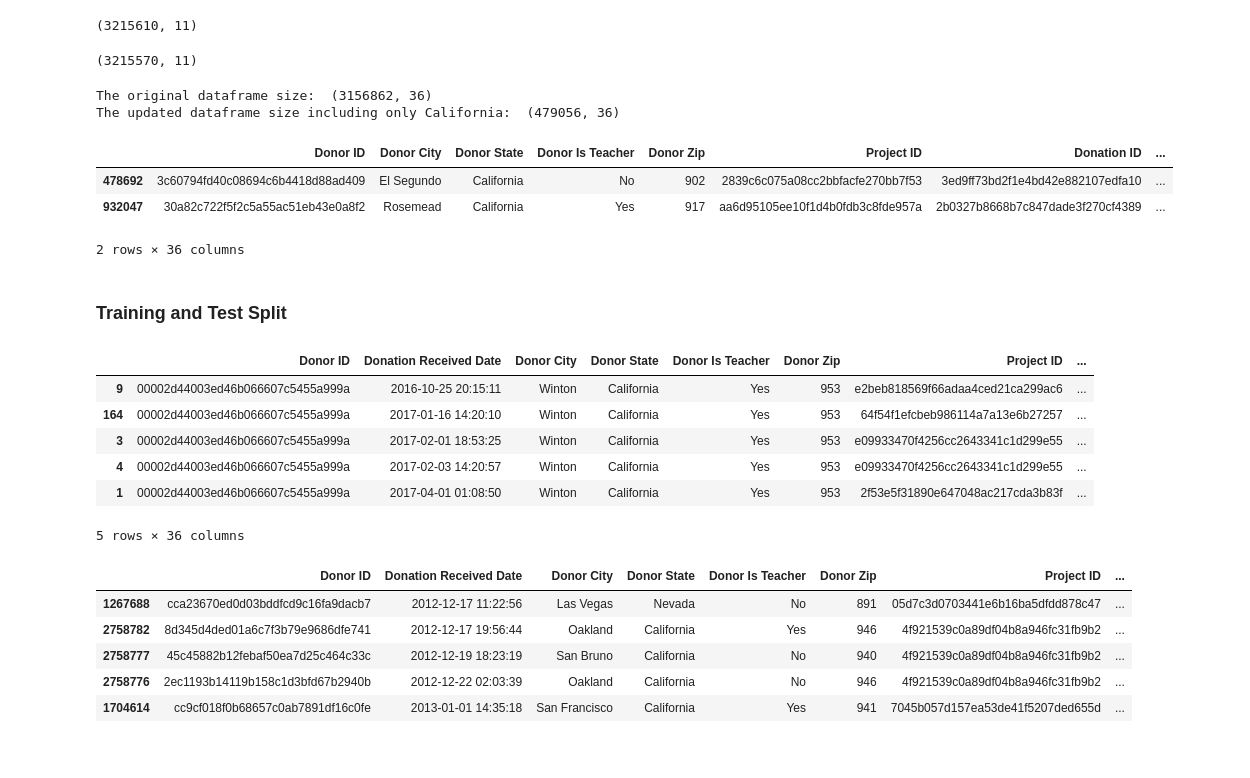
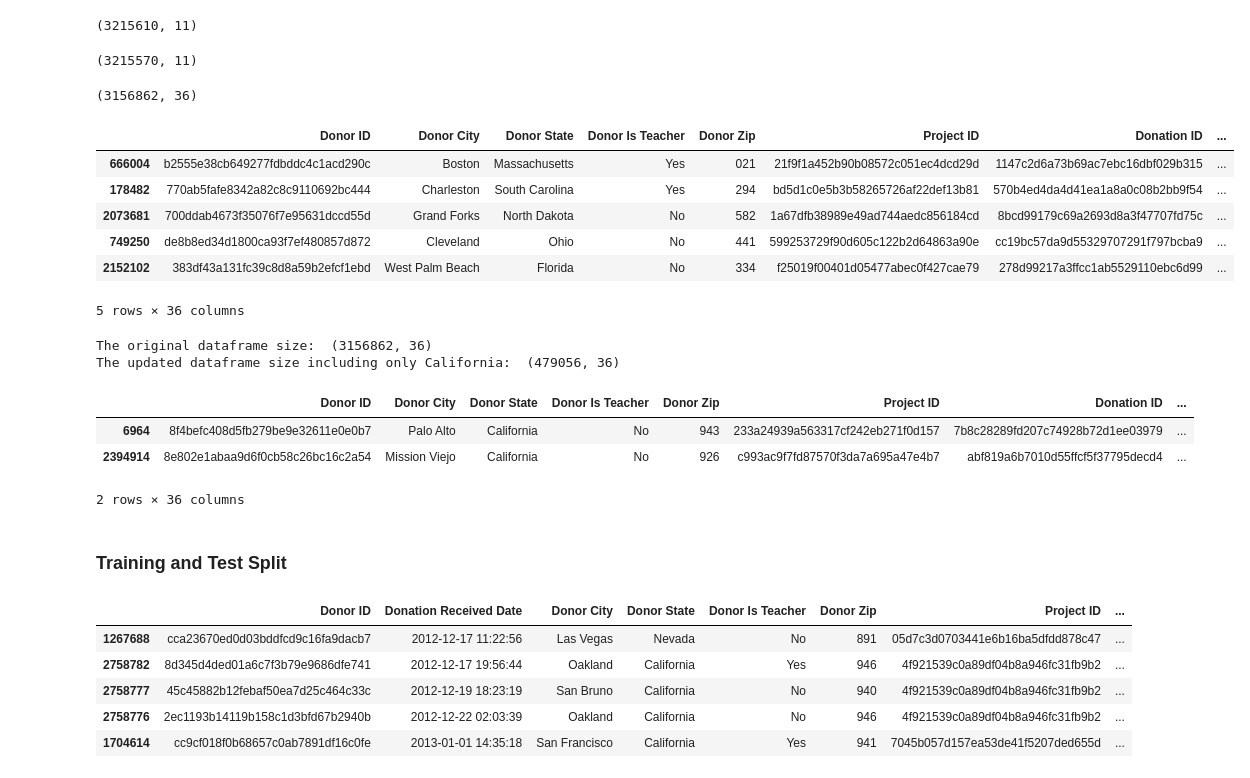
Before and after one commit to prasunshrestha/recommendation_system_for_donors, a Jupyter notebook: Modeling_Pass_Prasun.ipynb, the cells around one changed output. Cells and saved outputs as stored; diff of their text form; code cells hidden in the pictures.

```diff
--- a/Modeling_Pass_Prasun.ipynb
+++ b/Modeling_Pass_Prasun.ipynb
@@ -103,12 +50,12 @@ df_final.shape
 def removeDuplicates(df, col):
     df = df.drop_duplicates(subset = [col]) # removes duplicates from the column `col`
     return df
-# %%
-df_final = removeDuplicates(df_final, 'Donation ID') # removes duplicate Donation IDs
-
-df_final.shape
-# %% [output]
-(3215570, 11)
 # %%
+df_final = removeDuplicates(df_final, 'Donation ID') # removes duplicate Donation IDs
+
 # donation ID is the primary key here
 df_final = df_final.merge(projectsDF, on = "Project ID", how = "inner") # adding projects to the final dataframe
+
+df_final = df_final.merge(schoolsDF, on = "School ID", how = "inner") # adding schools to the final dataframe
+# %% [output]
+(3215570, 11)
@@ -117,5 +62,28 @@ df_final = df_final.merge(schoolsDF, on = "School ID", how = "inner") # adding s
+# %%
+# discretizing (binning) the project cost
+
+projCost = pd.DataFrame((df_final['Project Cost'] // 500 + 1) * 500).astype('int')
+
+projCost[projCost['Project Cost'] > 3000] = 3000
+
+projCost['Project Cost'] = projCost['Project Cost'].astype('str')
+projCost[projCost['Project Cost'] == '3000'] = "3000+"
+
+df_final['Project Cost'] = projCost
+df_final = df_final.rename(columns = {"Project Cost": "Project Cost (Up to)"})
+
+print(df_final.shape)
+# %% [output]
+(3156862, 36)
+|  | Donor ID | Donor City | Donor State | Donor Is Teacher | Donor Zip | Project ID | Donation ID | ... |
+| 666004 | b2555e38cb649277fdbddc4c1acd290c | Boston | Massachusetts | Yes | 021 | 21f9f1a452b90b08572c051ec4dcd29d | 1147c2d6a73b69ac7ebc16dbf029b315 | ... |
+| 178482 | 770ab5fafe8342a82c8c9110692bc444 | Charleston | South Carolina | Yes | 294 | bd5d1c0e5b3b58265726af22def13b81 | 570b4ed4da4d41ea1a8a0c08b2bb9f54 | ... |
+| 2073681 | 700ddab4673f35076f7e95631dccd55d | Grand Forks | North Dakota | No | 582 | 1a67dfb38989e49ad744aedc856184cd | 8bcd99179c69a2693d8a3f47707fd75c | ... |
+| 749250 | de8b8ed34d1800ca93f7ef480857d872 | Cleveland | Ohio | No | 441 | 599253729f90d605c122b2d64863a90e | cc19bc57da9d55329707291f797bcba9 | ... |
+| 2152102 | 383df43a131fc39c8d8a59b2efcf1ebd | West Palm Beach | Florida | No | 334 | f25019f00401d05477abec0f427cae79 | 278d99217a3ffcc1ab5529110ebc6d99 | ... |
+5 rows × 36 columns
 # %%
-#we are only considering all the donations that came to California
+#we are only considering all the donations that came to projects in California
 
 df_final = removeDuplicates(df_final, 'Donation ID') # removes duplicate Donation IDs
 print("The original dataframe size: ", df_final.shape)
@@ -128,8 +96,8 @@ df_final_cal.sample(2)
 The original dataframe size:  (3156862, 36)
 The updated dataframe size including only California:  (479056, 36)
 |  | Donor ID | Donor City | Donor State | Donor Is Teacher | Donor Zip | Project ID | Donation ID | ... |
-| 478692 | 3c60794fd40c08694c6b4418d88ad409 | El Segundo | California | No | 902 | 2839c6c075a08cc2bbfacfe270bb7f53 | 3ed9ff73bd2f1e4bd42e882107edfa10 | ... |
-| 932047 | 30a82c722f5f2c5a55ac51eb43e0a8f2 | Rosemead | California | Yes | 917 | aa6d95105ee10f1d4b0fdb3c8fde957a | 2b0327b8668b7c847dade3f270cf4389 | ... |
+| 6964 | 8f4befc408d5fb279be9e32611e0e0b7 | Palo Alto | California | No | 943 | 233a24939a563317cf242eb271f0d157 | 7b8c28289fd207c74928b72d1ee03979 | ... |
+| 2394914 | 8e802e1abaa9d6f0cb58c26bc16c2a54 | Mission Viejo | California | No | 926 | c993ac9f7fd87570f3da7a695a47e4b7 | abf819a6b7010d55ffcf5f37795decd4 | ... |
 2 rows × 36 columns
 # %% [markdown]
 ### Training and Test Split
@@ -151,15 +119,5 @@ df_final_cal = df_final_cal[columnsList]
 
 df_final_cal = df_final_cal.sort_values(by = ['Donor ID', 'Donation Received Date']) # sorts dataframe by donors and their
                                                                             # first donation date
-# %%
-df_final_cal.head()
-# %% [output]
-|  | Donor ID | Donation Received Date | Donor City | Donor State | Donor Is Teacher | Donor Zip | Project ID | ... |
-| 9 | 00002d44003ed46b066607c5455a999a | 2016-10-25 20:15:11 | Winton | California | Yes | 953 | e2beb818569f66adaa4ced21ca299ac6 | ... |
-| 164 | 00002d44003ed46b066607c5455a999a | 2017-01-16 14:20:10 | Winton | California | Yes | 953 | 64f54f1efcbeb986114a7a13e6b27257 | ... |
-| 3 | 00002d44003ed46b066607c5455a999a | 2017-02-01 18:53:25 | Winton | California | Yes | 953 | e09933470f4256cc2643341c1d299e55 | ... |
-| 4 | 00002d44003ed46b066607c5455a999a | 2017-02-03 14:20:57 | Winton | California | Yes | 953 | e09933470f4256cc2643341c1d299e55 | ... |
-| 1 | 00002d44003ed46b066607c5455a999a | 2017-04-01 01:08:50 | Winton | California | Yes | 953 | 2f53e5f31890e647048ac217cda3b83f | ... |
-5 rows × 36 columns
 # %%
 donorsKeep = df_final_cal.drop_duplicates(subset=['Donor ID'], keep='first') # keep just the first donation for each donor
```
Also changed, not shown: parts of 61 cells of this notebook.
